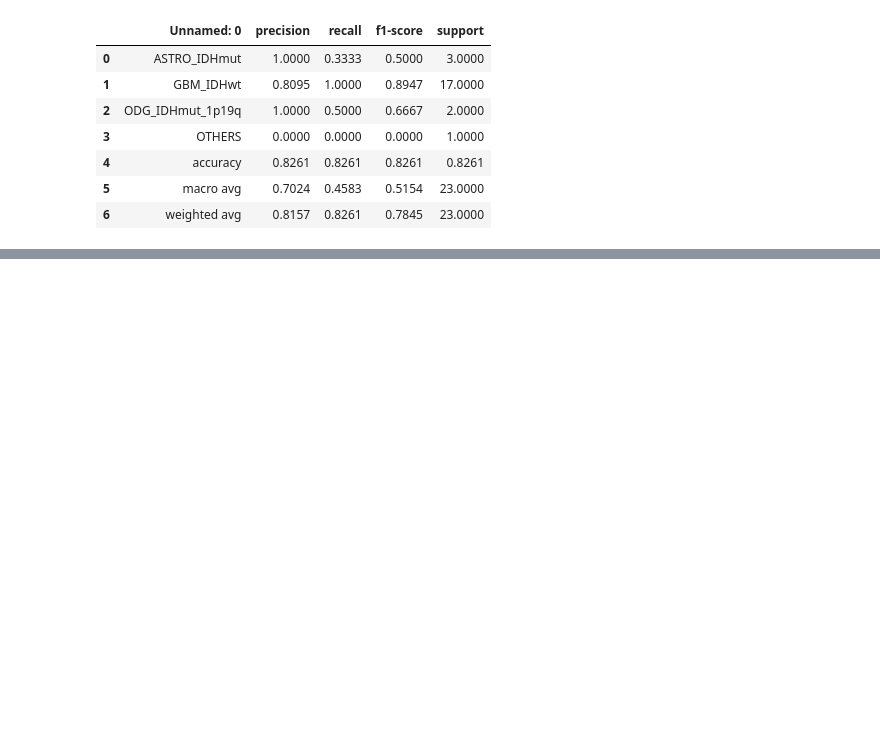
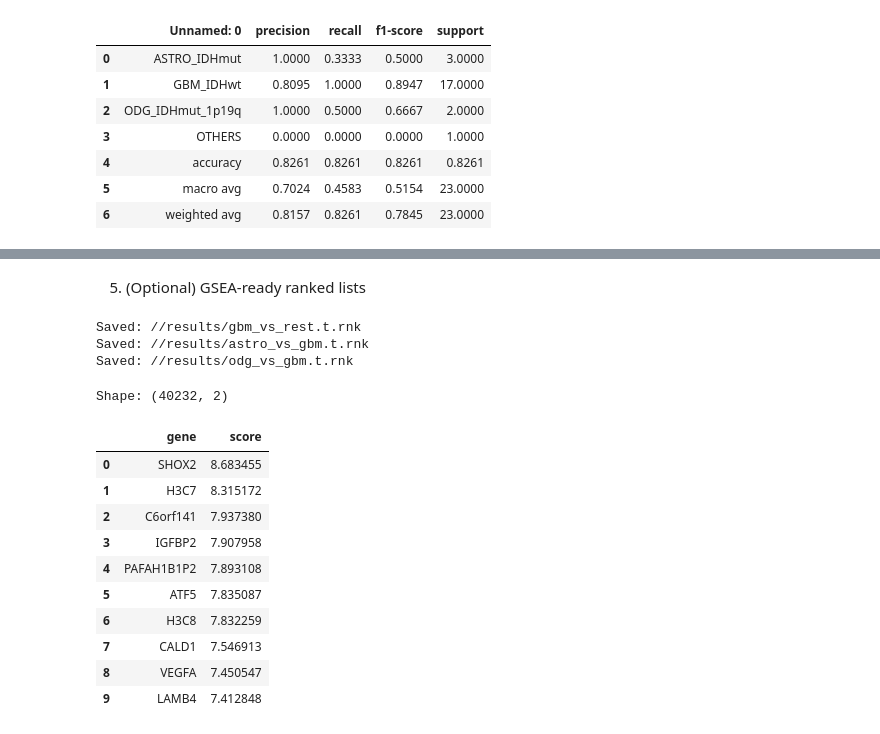
Before and after one commit to sritipeach1/FFPE-Brain-Tumor-Classification, a Jupyter notebook: notebooks/01_ffpe_train.ipynb, the cells around one changed output, grey strips where cells are left out. Cells and saved outputs as stored; diff of their text form; code cells hidden in the pictures; blank space fills up the shorter version.

```diff
--- a/notebooks/01_ffpe_train.ipynb
+++ b/notebooks/01_ffpe_train.ipynb
@@ -547,0 +706,33 @@ Save artifacts (for Notebook 02 later)
+# %% [markdown]
+5) (Optional) GSEA-ready ranked lists
+# %%
+def save_rnk(df, fname, score_col="t"):
+    rnk = df[[score_col]].rename(columns={score_col: "score"}).sort_values("score", ascending=False)
+    rnk.to_csv(fname, sep="\t", header=False)
+    print("Saved:", fname)
+
+save_rnk(dge_gbm_vs_rest, f"{RESULTS}/gbm_vs_rest.t.rnk", "t")
+save_rnk(dge_astro_vs_gbm, f"{RESULTS}/astro_vs_gbm.t.rnk", "t")
+save_rnk(dge_odg_vs_gbm, f"{RESULTS}/odg_vs_gbm.t.rnk", "t")
+# %% [output]
+Saved: //results/gbm_vs_rest.t.rnk
+Saved: //results/astro_vs_gbm.t.rnk
+Saved: //results/odg_vs_gbm.t.rnk
+# %%
+# Example: load GBM vs REST ranked list
+rnk_gbm = pd.read_csv(f"{RESULTS}/gbm_vs_rest.t.rnk", sep="\t", header=None, names=["gene", "score"])
+print("Shape:", rnk_gbm.shape)
+display(rnk_gbm.head(10))   # top 10 genes
+# %% [output]
+Shape: (40232, 2)
+|  | gene | score |
+| 0 | SHOX2 | 8.683455 |
+| 1 | H3C7 | 8.315172 |
+| 2 | C6orf141 | 7.937380 |
+| 3 | IGFBP2 | 7.907958 |
+| 4 | PAFAH1B1P2 | 7.893108 |
+| 5 | ATF5 | 7.835087 |
+| 6 | H3C8 | 7.832259 |
+| 7 | CALD1 | 7.546913 |
+| 8 | VEGFA | 7.450547 |
+| 9 | LAMB4 | 7.412848 |
```
Also changed, not shown: parts of 15 cells of this notebook.
